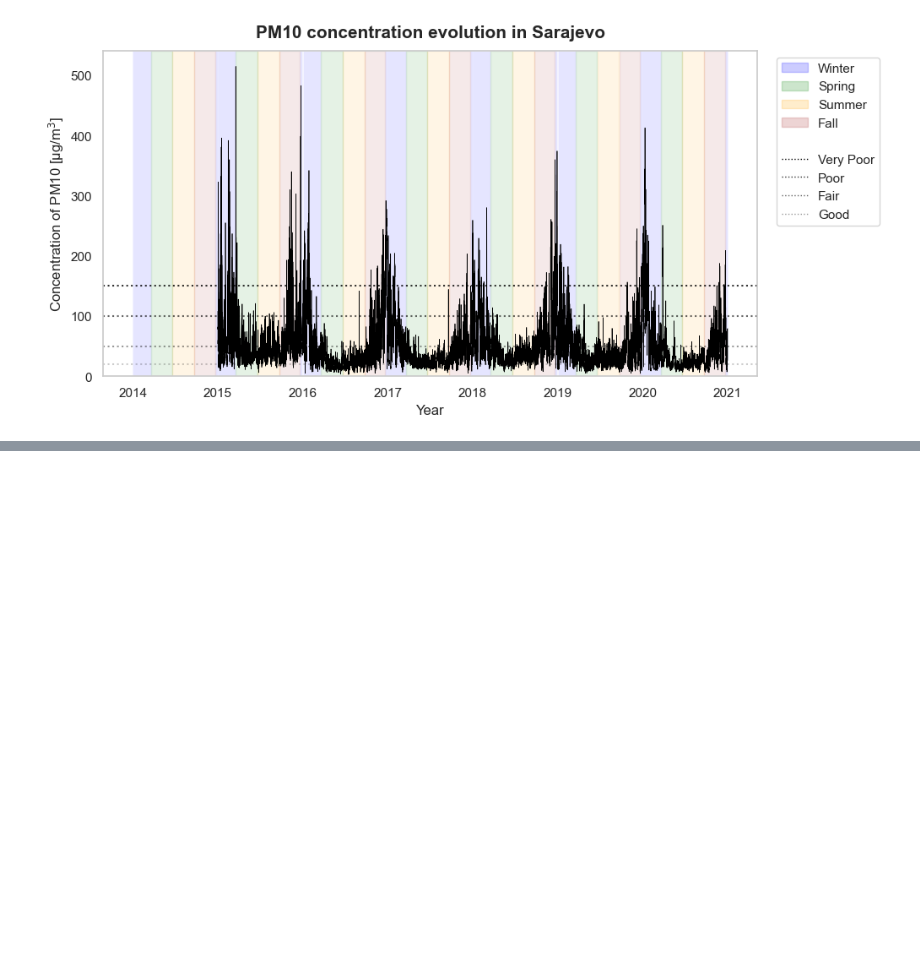
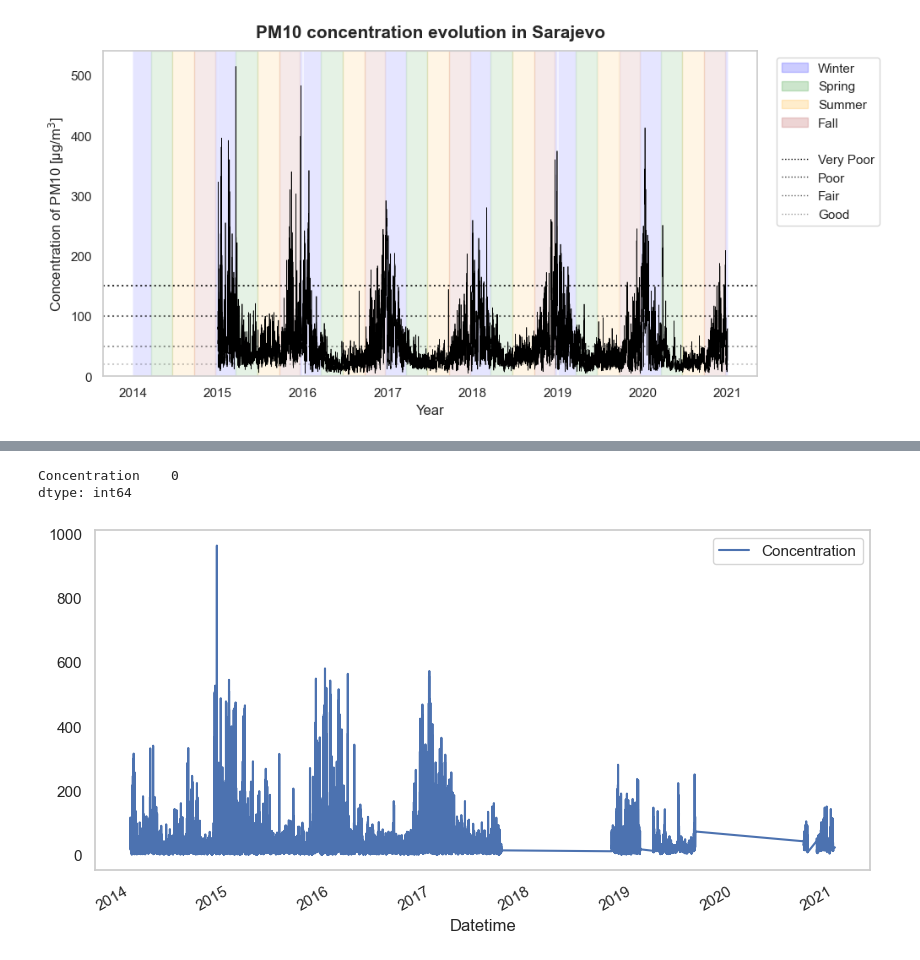
Before and after one commit to mplanasgit/Ironhack-Final-Project, a Jupyter notebook: src/EDA.ipynb, the cells around one changed output, grey strips where cells are left out. Saved outputs shown, nothing was run; the diff lists cells and outputs as text; code cells hidden in the pictures; blank space fills up the shorter version.

```diff
--- a/src/EDA.ipynb
+++ b/src/EDA.ipynb
@@ -840,0 +903,2 @@ dict_cities = {
+# %%
+albania_3 = albania.copy()
@@ -840,0 +922,11 @@ dict_cities = {
+# %%
+albania_3['Concentration'] = albania_3['Concentration'].interpolate(method = 'time')
+# %%
+albania_3.isna().sum()
+# %% [output]
+Concentration    0
+dtype: int64
+# %%
+albania_3[['Concentration']].plot();
+# %% [output]
+[figure, added]
```
Also changed, not shown: parts of 14 cells of this notebook, 7 other files.
